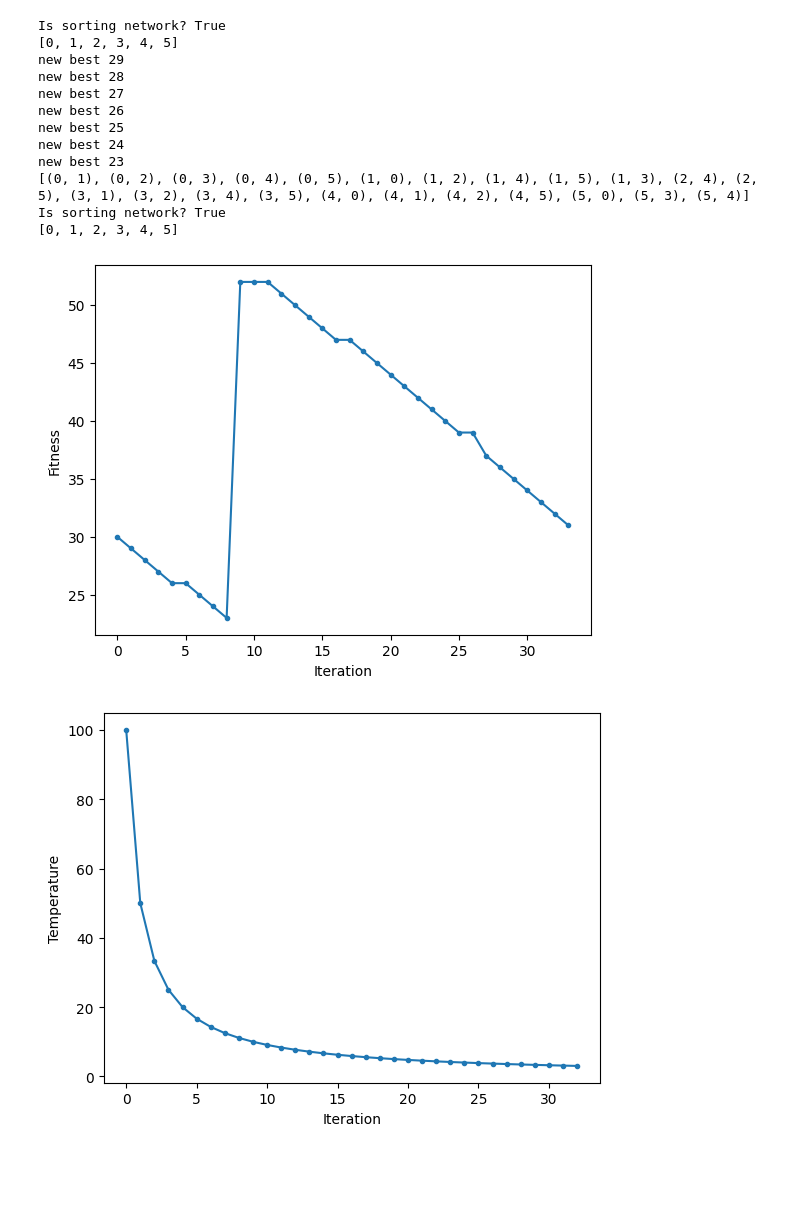
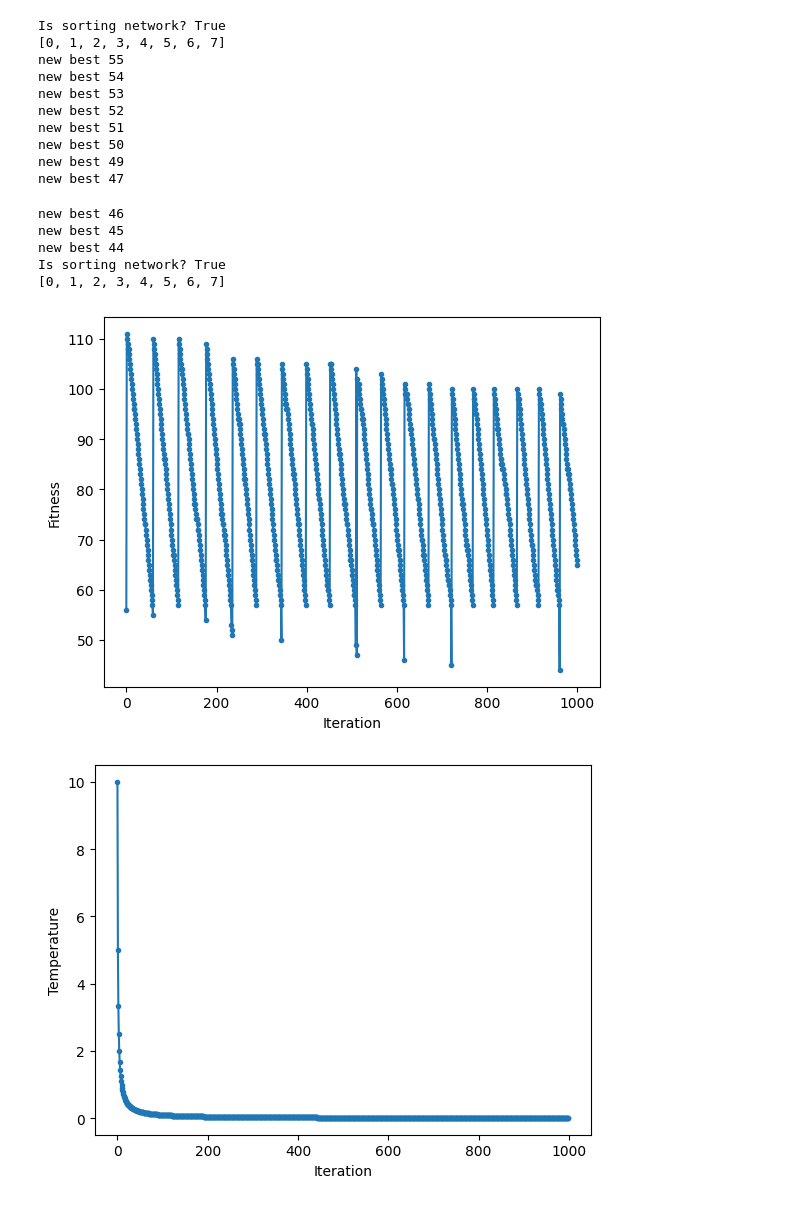
Before and after one commit to AlesKas/SchoolFIT, a Jupyter notebook: EVO/proj/main.ipynb, the cells around one changed output. Saved outputs shown, nothing was run; the diff lists cells and outputs as text; code cells hidden in the pictures; blank space fills up the shorter version.

Commit message:
use best after running out of comps

```diff
--- a/EVO/proj/main.ipynb
+++ b/EVO/proj/main.ipynb
@@ -6,8 +6,6 @@ import numpy as np
 
 from matplotlib import pyplot
 # %%
-
-
 class SortingNetwork():
     comparators = []
     seen = set()
@@ -62,8 +60,8 @@ class SortingNetwork():
         best_scores = [best_eval]
         temps = []
         for i in range(n_iterations):
-            if len(curr) == 0 or len(curr) == 1:
-                break
+            if len(curr) == 1:
+                curr = best
             selection = random.randint(0, len(curr)-1)
             candidate = copy.deepcopy(curr)
             candidate.pop(selection)
@@ -98,45 +96,48 @@ class SortingNetwork():
             scores.append(candidate_eval)
         return [best, best_eval, scores, temps, best_scores]
 # %%
-arr = [5,4,3,2,1,0]
+arr = [7,6,5,4,3,2,1,0]
 network = SortingNetwork(arr)
 print(f"Is sorting network? {network.is_sorting_network(network.comparators)}")
 
 arr = network.sort(None)
 print(arr)
-best, score, scores, temps, best_scores = network.simulated_annealing(1000, 100, 0.3)
-print(best)
+best, score, scores, temps, best_scores = network.simulated_annealing(1000, 10, 0.1)
+# print(best)
 print(f"Is sorting network? {network.is_sorting_network(best)}")
 print(network.sort(best))
 
 pyplot.plot(scores, '.-')
 pyplot.xlabel('Iteration')
 pyplot.ylabel('Fitness')
 pyplot.show()
 
 pyplot.figure()
 pyplot.plot(temps, '.-')
 pyplot.xlabel('Iteration')
 pyplot.ylabel('Temperature')
 pyplot.show()
 
 pyplot.figure()
 pyplot.plot(best_scores, '.-')
 pyplot.xlabel('Iteration')
 pyplot.ylabel('Best fitness')
 pyplot.show()
 # %% [output]
 Is sorting network? True
-[0, 1, 2, 3, 4, 5]
-new best 29
-new best 28
-new best 27
-new best 26
-new best 25
-new best 24
-new best 23
-[(0, 1), (0, 2), (0, 3), (0, 4), (0, 5), (1, 0), (1, 2), (1, 4), (1, 5), (1, 3), (2, 4), (2, 5), (3, 1), (3, 2), (3, 4), (3, 5), (4, 0), (4, 1), (4, 2), (4, 5), (5, 0), (5, 3), (5, 4)]
-Is sorting network? True
-[0, 1, 2, 3, 4, 5]
+[0, 1, 2, 3, 4, 5, 6, 7]
+new best 55
+new best 54
+new best 53
+new best 52
+new best 51
+new best 50
+new best 49
+new best 47
+new best 46
+new best 45
+new best 44
+Is sorting network? True
+[0, 1, 2, 3, 4, 5, 6, 7]
-[figure, old version]
+[figure, new version]
-[figure, old version]
+[figure, new version]
```
Also changed, not shown: parts of 1 cell of this notebook.
